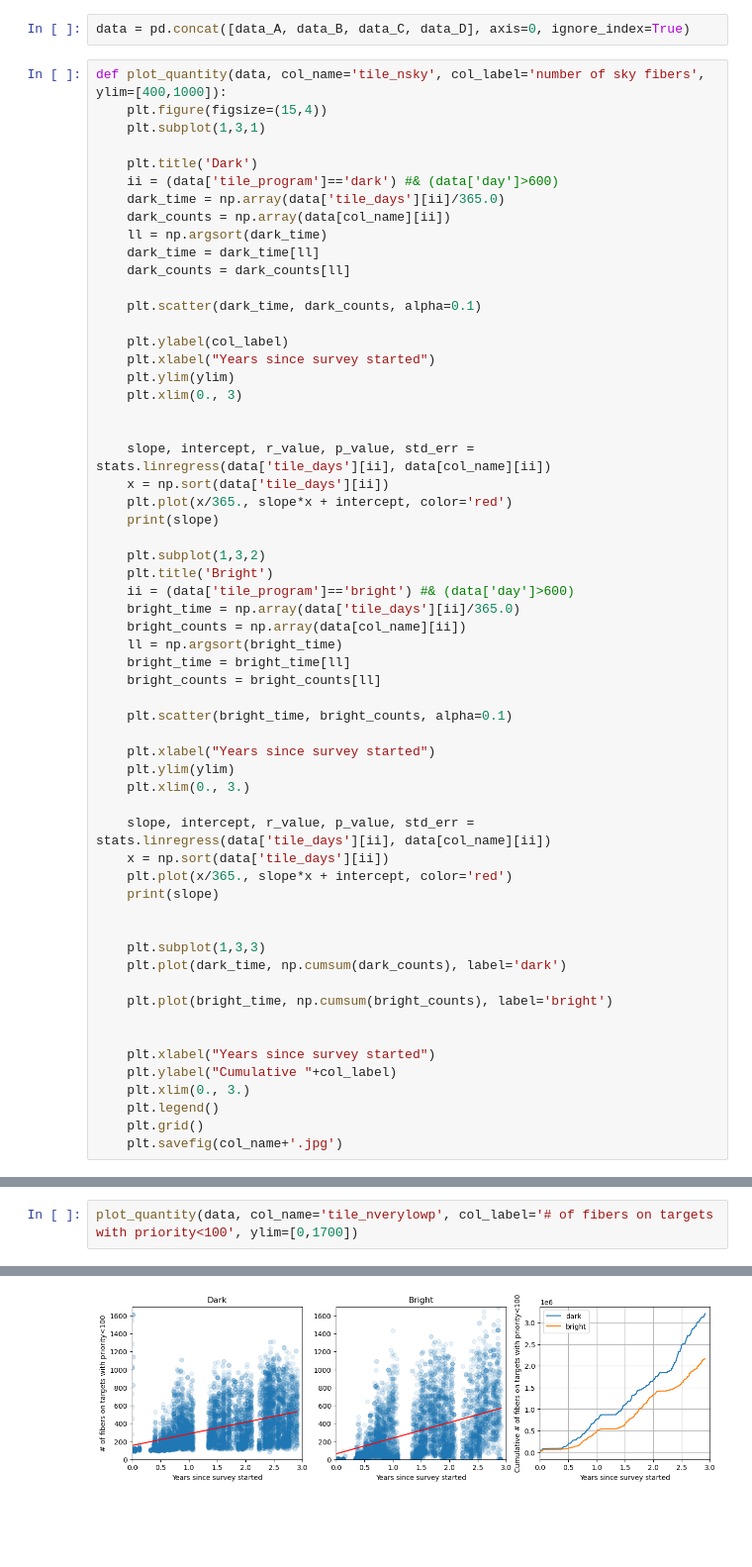
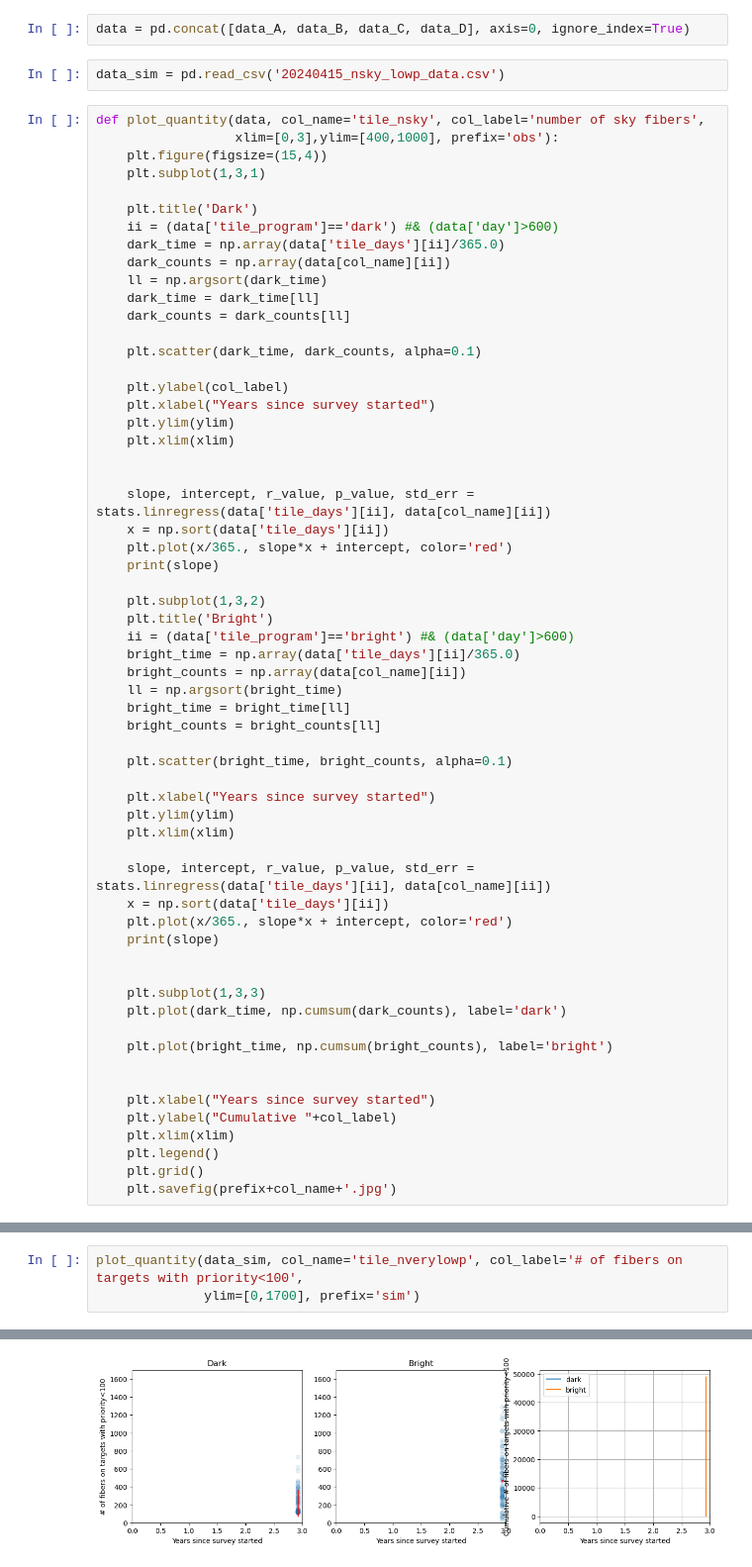
Before and after one commit to forero/SpareDESI, a Jupyter notebook: nb/baseline_observations.ipynb, the cells around one changed output, grey strips where cells are left out. Shown at 99% size. Drawn from its saved outputs; the diff is of its cells as text; blank space fills up the shorter version.

```diff
--- a/nb/baseline_observations.ipynb
+++ b/nb/baseline_observations.ipynb
@@ -132,8 +179,11 @@ data_C = pd.read_csv('2023_nsky_lowp_data.csv')
 data_D = pd.read_csv('2024_nsky_lowp_data.csv')
 # %%
 data = pd.concat([data_A, data_B, data_C, data_D], axis=0, ignore_index=True)
+# %%
+data_sim = pd.read_csv('20240415_nsky_lowp_data.csv')
 # %%
-def plot_quantity(data, col_name='tile_nsky', col_label='number of sky fibers', ylim=[400,1000]):
+def plot_quantity(data, col_name='tile_nsky', col_label='number of sky fibers',
+                  xlim=[0,3],ylim=[400,1000], prefix='obs'):
     plt.figure(figsize=(15,4))
     plt.subplot(1,3,1)
 
@@ -150,7 +200,7 @@ def plot_quantity(data, col_name='tile_nsky', col_label='number of sky fibers',
     plt.ylabel(col_label)
     plt.xlabel("Years since survey started")
     plt.ylim(ylim)
-    plt.xlim(0., 3)
+    plt.xlim(xlim)
 
 
     slope, intercept, r_value, p_value, std_err = stats.linregress(data['tile_days'][ii], data[col_name][ii])
@@ -171,7 +221,7 @@ def plot_quantity(data, col_name='tile_nsky', col_label='number of sky fibers',
 
     plt.xlabel("Years since survey started")
     plt.ylim(ylim)
-    plt.xlim(0., 3.)
+    plt.xlim(xlim)
 
     slope, intercept, r_value, p_value, std_err = stats.linregress(data['tile_days'][ii], data[col_name][ii])
     x = np.sort(data['tile_days'][ii])
@@ -187,7 +237,7 @@ def plot_quantity(data, col_name='tile_nsky', col_label='number of sky fibers',
 
     plt.xlabel("Years since survey started")
     plt.ylabel("Cumulative "+col_label)
-    plt.xlim(0., 3.)
+    plt.xlim(xlim)
     plt.legend()
     plt.grid()
-    plt.savefig(col_name+'.jpg')
+    plt.savefig(prefix+col_name+'.jpg')
@@ -200,3 +309,4 @@ plot_quantity(data, col_name='tile_nsky', col_label='number of sky fibers')
 # %%
-plot_quantity(data, col_name='tile_nverylowp', col_label='# of fibers on targets with priority<100', ylim=[0,1700])
+plot_quantity(data_sim, col_name='tile_nverylowp', col_label='# of fibers on targets with priority<100',
+              ylim=[0,1700], prefix='sim')
 # %% [output]
@@ -205,2 +315,2 @@ plot_quantity(data, col_name='tile_nverylowp', col_label='# of fibers on targets
-[figure, old version]
+[figure, new version]
 # %%
```
Also changed, not shown: parts of 12 cells of this notebook.
